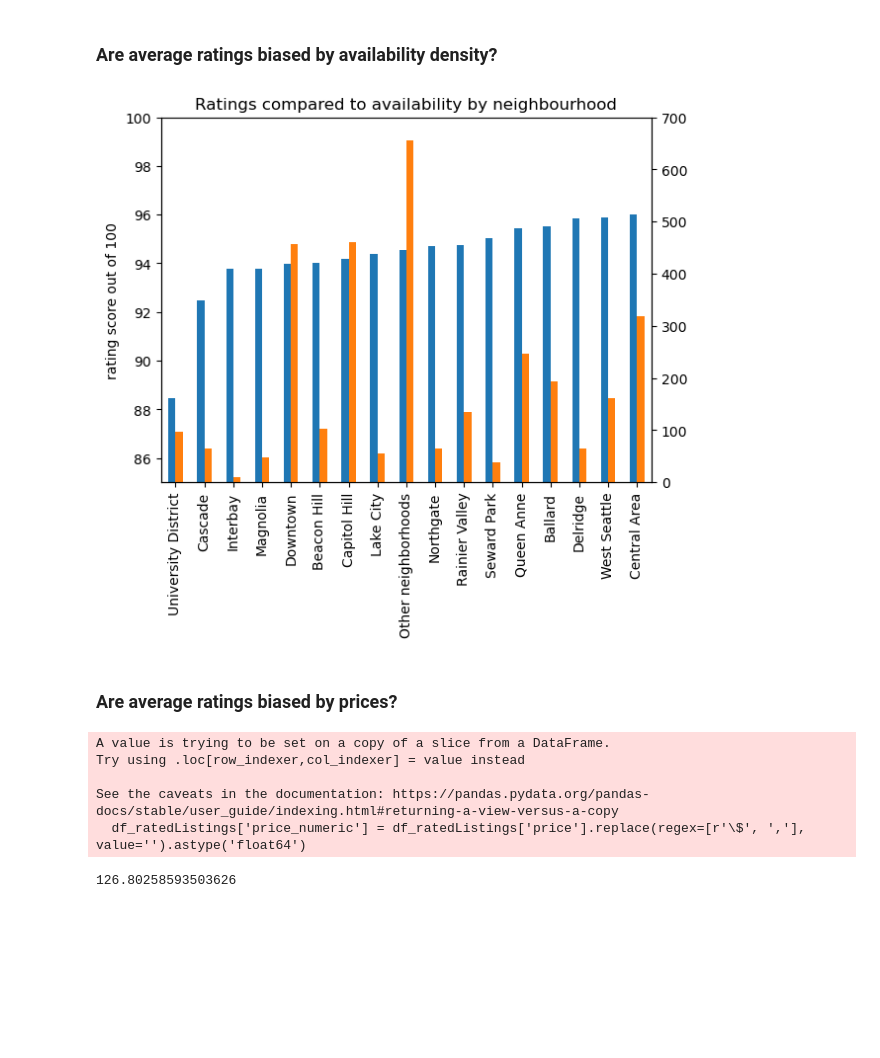
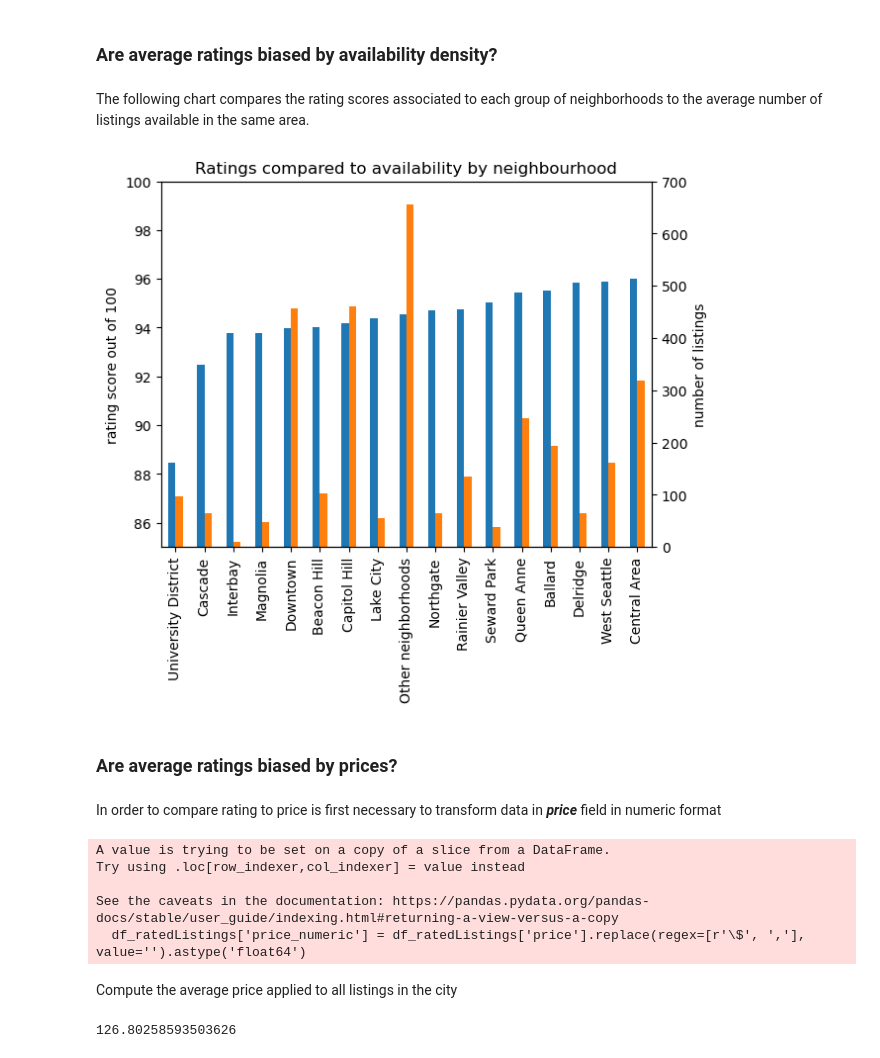
Before and after one commit to Carlo-Giordana/seattle_airbnb, a Jupyter notebook: Do Ratings Depend on Location.ipynb, the cells around one changed output. Cells and saved outputs as stored; diff of their text form; code cells hidden in the pictures; blank space fills up the shorter version.

```diff
--- a/Do Ratings Depend on Location.ipynb
+++ b/Do Ratings Depend on Location.ipynb
@@ -33,7 +33,7 @@ import seaborn as sns
 # %% [markdown]
 ##### Import Datasets
 # %%
-df_listings = pd.read_csv('./seattle_airbnb_data/listings.csv')
+df_listings = pd.read_csv('./listings.csv')
 df_listings.head()
 # %% [output]
 |  | id | listing_url | scrape_id | last_scraped | name | summary | space | description | ... |
@@ -261,17 +332,22 @@ df_coordinates.plot.scatter(x="longitude", y="latitude", c="rating", s=2, colorm
 [figure]
 # %% [markdown]
 ### Are average ratings biased by availability density?
+# %% [markdown]
+The following chart compares the rating scores associated to each group of neighborhoods to the average number of listings available in the same area.
 # %%
 ax = avg_rating_neighbourhood_gr.sort_values(by = 'review_scores_rating', ascending=True).plot.bar(y = ['review_scores_rating','listings_number'], secondary_y = 'listings_number', legend=False)
 ax.set_xlabel("")
 ax.set_ylabel("rating score out of 100")
 ax.set_ylim(85,100)
 ax.right_ax.set_ylim(0,700)
+ax.right_ax.set_ylabel("number of listings")
 plt.title("Ratings compared to availability by neighbourhood");
 # %% [output]
-[figure, old version]
+[figure, new version]
 # %% [markdown]
 ### Are average ratings biased by prices?
+# %% [markdown]
+In order to compare rating to price is first necessary to transform data in ***price*** field in numeric format
 # %%
 df_ratedListings['price_numeric'] = df_ratedListings['price'].replace(regex=[r'\$', ','], value='').astype('float64')
 # %% [output]
@@ -285,3 +359,5 @@ avg_rating_neighbourhood_gr['price'] = df_ratedListings.groupby(['neighbourhood_
+# %% [markdown]
+Compute the average price applied to all listings in the city
 # %%
 avg_price = df_ratedListings.price_numeric.mean()
 avg_price
```
Also changed, not shown: parts of 38 cells of this notebook, 1 other file.
